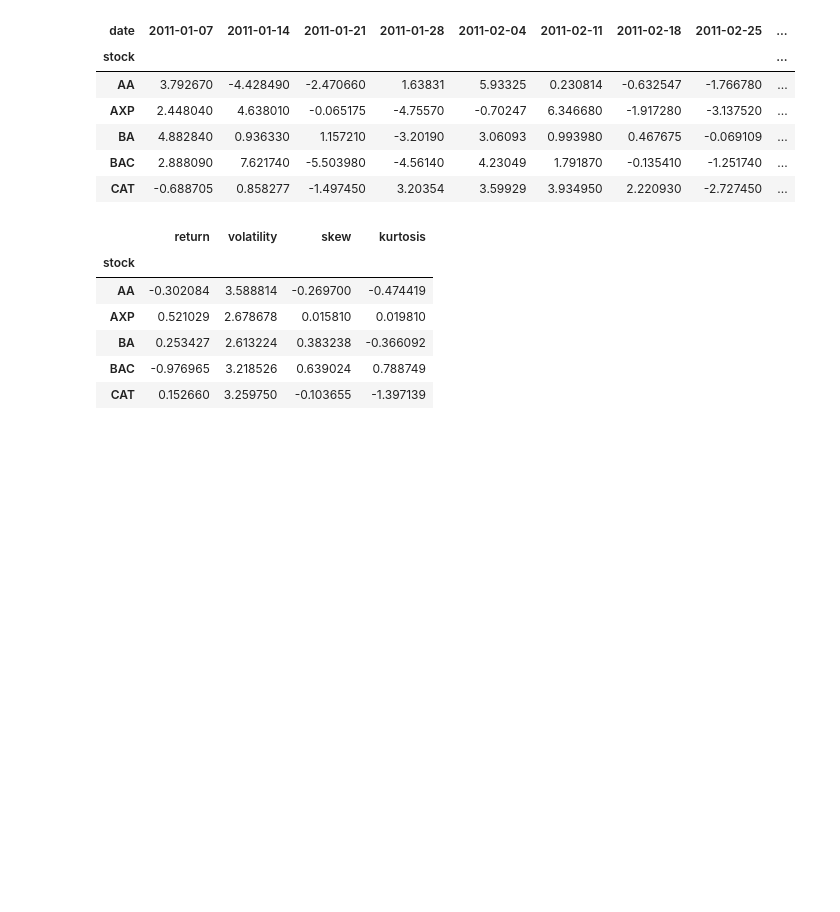
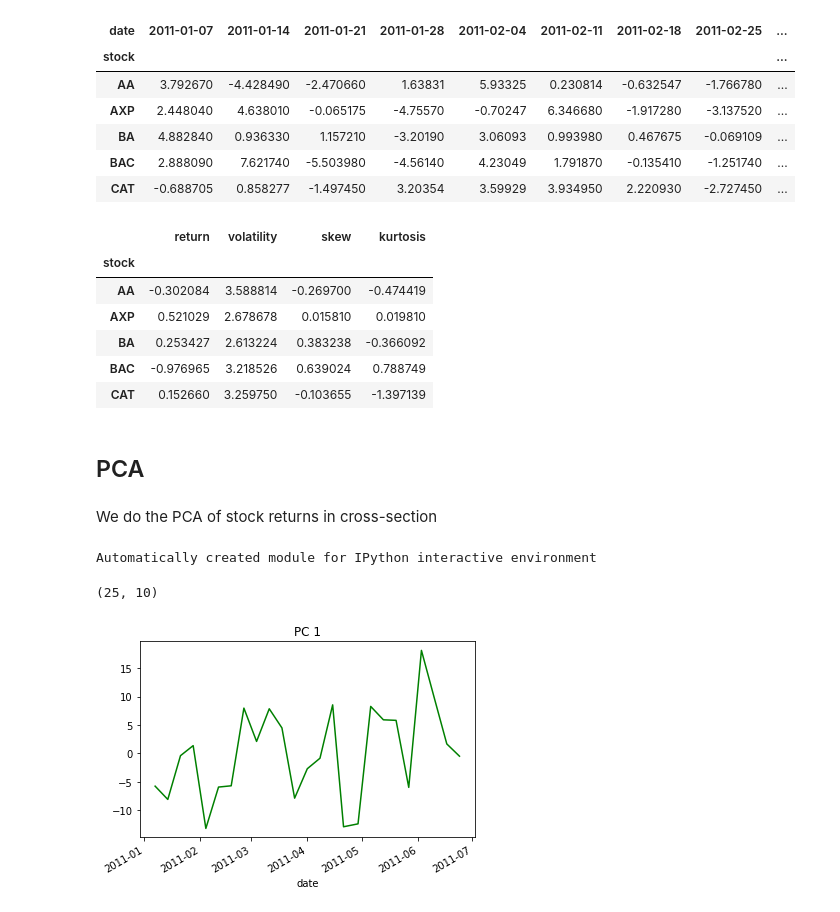
Before and after one commit to rodeoai/The-AI-Handbook-Series, a Jupyter notebook: AI_Model_Handbook_Chap_3.ipynb, the cells around one changed output. Cells and saved outputs as stored; diff of their text form; code cells hidden in the pictures; blank space fills up the shorter version.

```diff
--- a/AI_Model_Handbook_Chap_3.ipynb
+++ b/AI_Model_Handbook_Chap_3.ipynb
@@ -143,3 +143,35 @@ X3.head()
 | BA | 0.253427 | 2.613224 | 0.383238 | -0.366092 |
 | BAC | -0.976965 | 3.218526 | 0.639024 | 0.788749 |
 | CAT | 0.152660 | 3.259750 | -0.103655 | -1.397139 |
+# %% [markdown]
+## PCA
+# %% [markdown]
+We do the PCA of stock returns in cross-section
+# %%
+print(__doc__)
+
+import matplotlib.pyplot as plt
+
+from sklearn import datasets
+from sklearn.decomposition import PCA
+from sklearn.discriminant_analysis import LinearDiscriminantAnalysis
+
+
+target_names = X1.columns[:3]
+pca = PCA(n_components=10)
+X_r = pca.fit(X1).transform(X1)
+# %% [output]
+Automatically created module for IPython interactive environment
+# %%
+X_r.shape
+# %% [output]
+(25, 10)
+# %%
+PCA_factors=pd.DataFrame(X_r[:,:10],columns=['PC 1','PC 2','PC 3', 'PC 4','PC 5','PC 6','PC 7','PC 8','PC 9','PC 10'],index=X1.index)
+#PCA_factors=pd.DataFrame(X_r[:,:3],columns=['PC 1','PC 2','PC 3'],index=X1.index)
+# %%
+PCA_factors['PC 1'].plot(color='green')
+plt.title('PC 1')
+plt.show()
+# %% [output]
+[figure, added]
```
Also changed, not shown: parts of 84 cells of this notebook.
